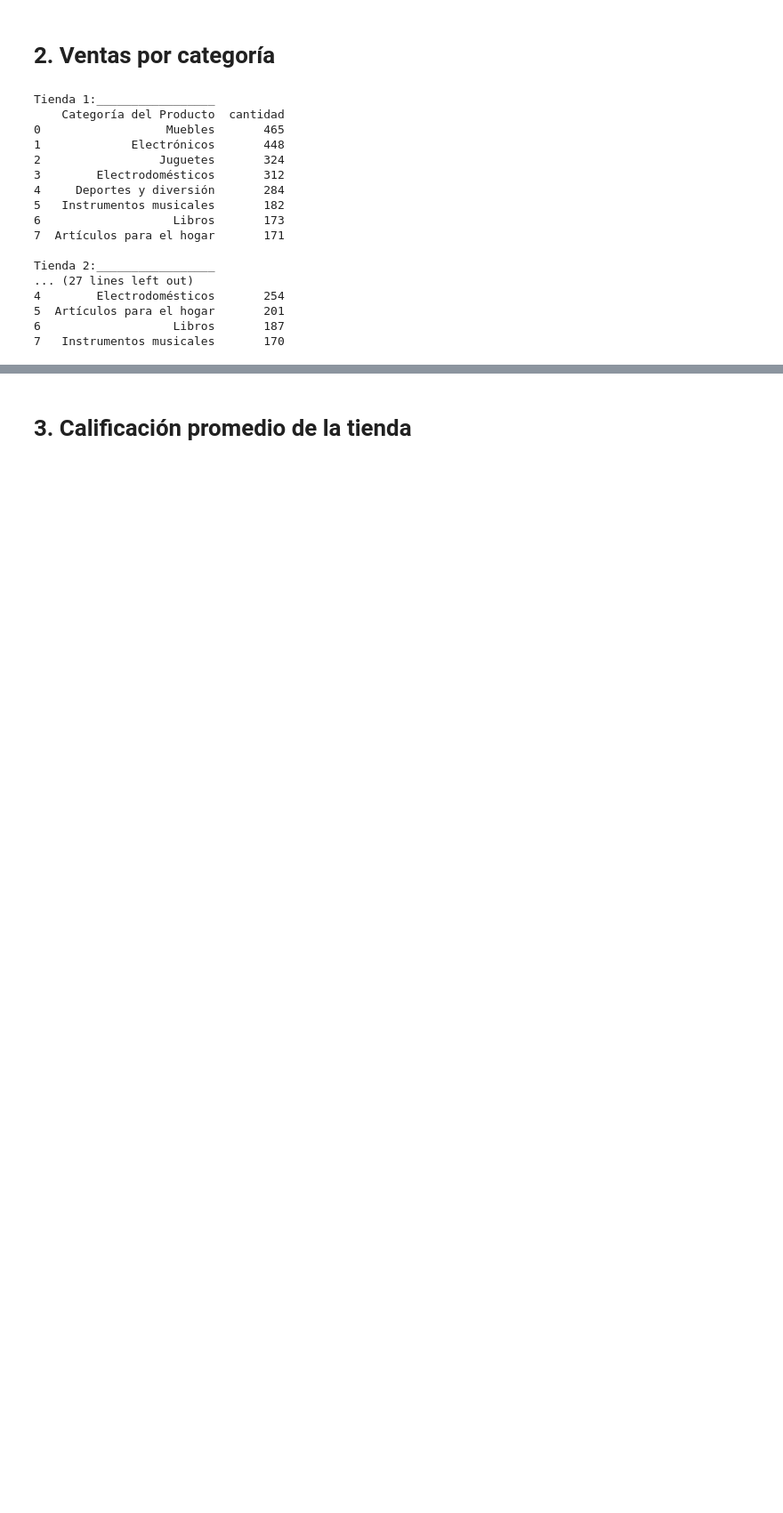
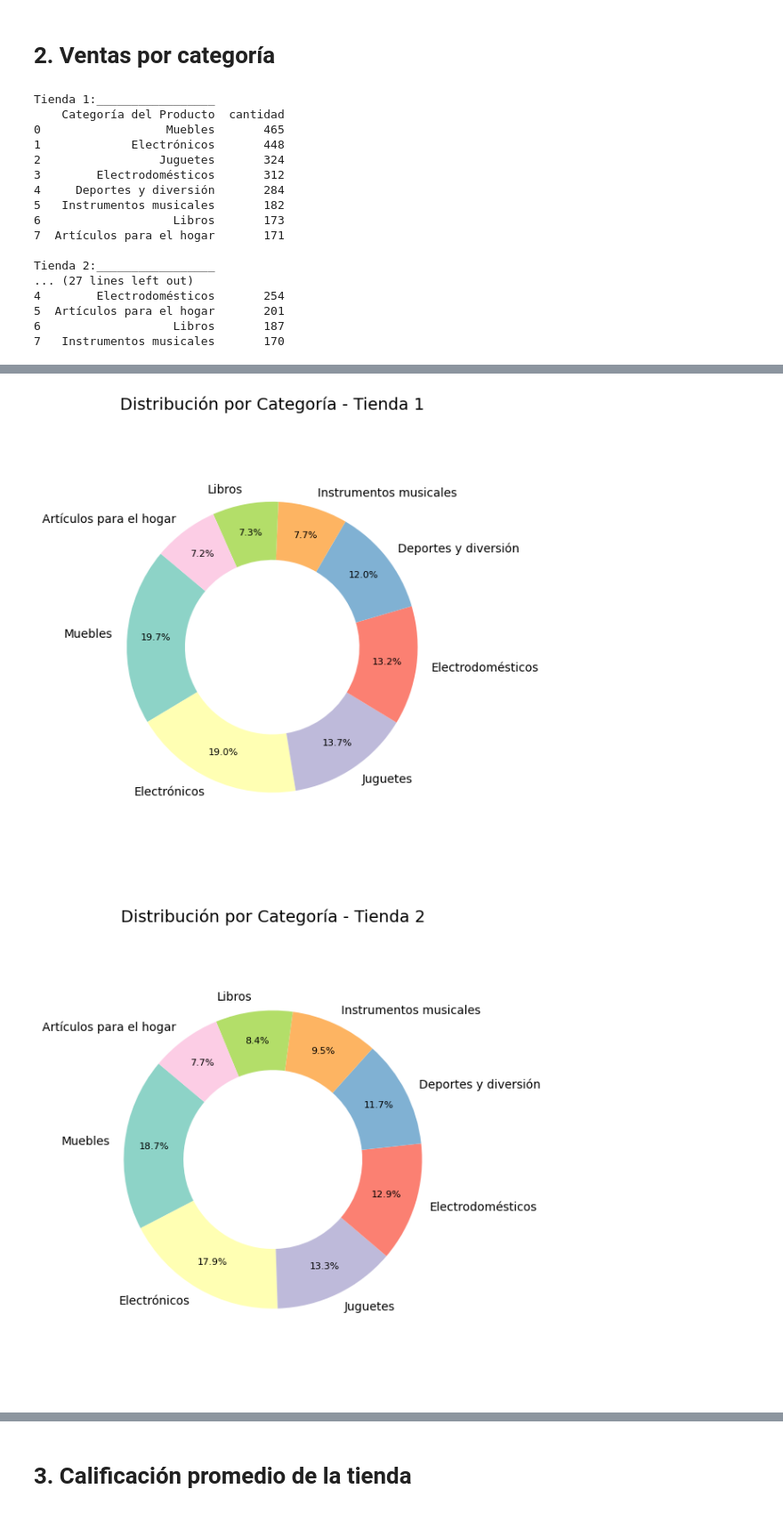
Before and after one commit to MigXDev/Ciencia-de-datos_I_DESAFIO_1, a Jupyter notebook: AluraStoreLatam.ipynb, the cells around one changed output, grey strips where cells are left out. Shown at 89% size. Drawn from its saved outputs; the diff is of its cells as text; code cells hidden in the pictures; blank space fills up the shorter version.

```diff
--- a/AluraStoreLatam.ipynb
+++ b/AluraStoreLatam.ipynb
@@ -102,0 +115,26 @@ Tienda 2:_________________
+# %%
+import matplotlib.pyplot as plt
+
+# Gráfico donut por tienda
+for nombre, datos in tiendas.items():
+    conteo = datos["Categoría del Producto"].value_counts()
+
+    plt.figure(figsize=(6, 6))
+    wedges, texts, autotexts = plt.pie(
+        conteo.values,
+        labels=conteo.index,
+        autopct='%1.1f%%',
+        pctdistance= 0.8,
+        startangle=140,
+        colors=plt.cm.Set3.colors,
+        wedgeprops={'width': 0.4}  # esto crea el hueco tipo donut
+    )
+
+    plt.setp(autotexts, size=8, weight="regular", color="black")  # Estilo del % en el gráfico
+    plt.title(f'Distribución por Categoría - {nombre}', fontsize=14)
+    plt.axis('equal')  # mantener círculo
+    plt.tight_layout()
+    plt.show()
+# %% [output]
+[figure, added]
+[figure, added]
```
Also changed, not shown: parts of 9 cells of this notebook.
